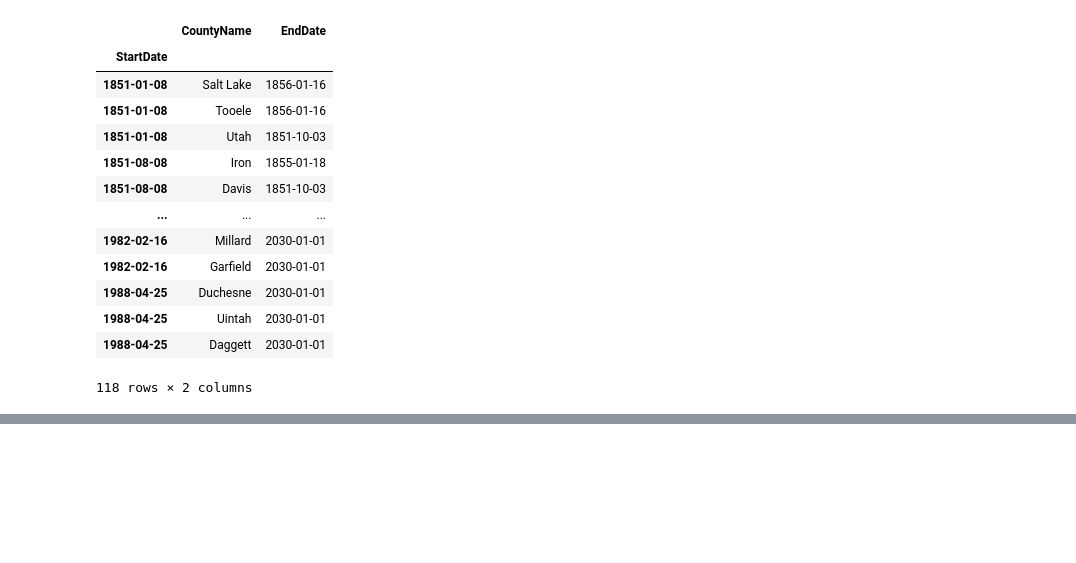
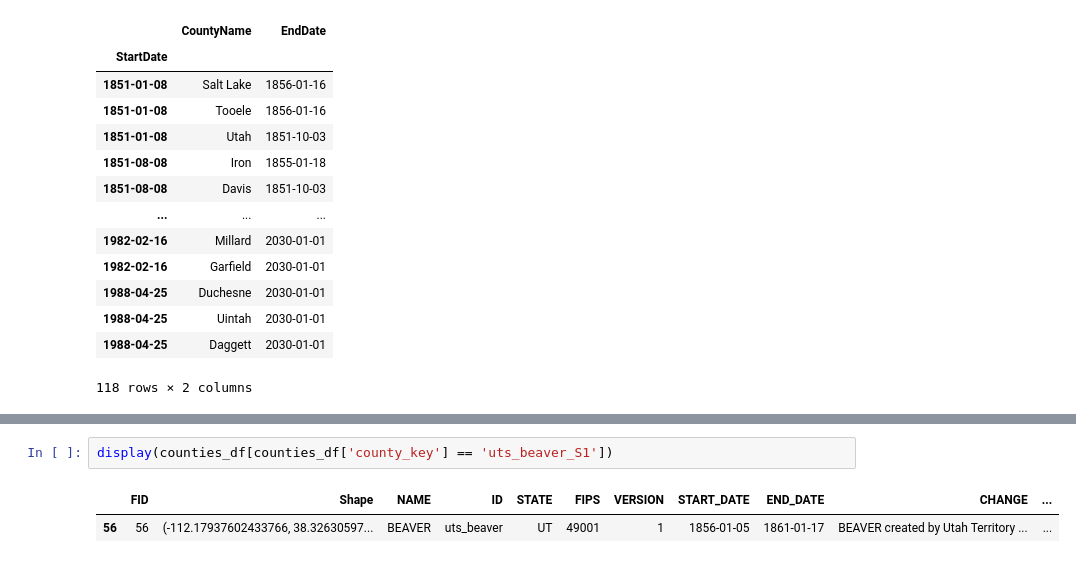
Before and after one commit to agrc/historic-judicial-districts, a Jupyter notebook: notebooks/testing.ipynb, the cells around one changed output, grey strips where cells are left out. Drawn from its saved outputs; the diff is of its cells as text; blank space fills up the shorter version.

```diff
--- a/notebooks/testing.ipynb
+++ b/notebooks/testing.ipynb
@@ -404,0 +447,5 @@ districts_df.loc[:, ['CountyName', 'EndDate']]
+# %%
+display(counties_df[counties_df['county_key'] == 'uts_beaver_S1'])
+# %% [output]
+|  | FID | Shape | NAME | ID | STATE | FIPS | VERSION | START_DATE | END_DATE | CHANGE | ... |
+| 56 | 56 | (-112.17937602433766, 38.32630597... | BEAVER | uts_beaver | UT | 49001 | 1 | 1856-01-05 | 1861-01-17 | BEAVER created by Utah Territory ... | ... |
```
Also changed, not shown: parts of 9 cells of this notebook.
